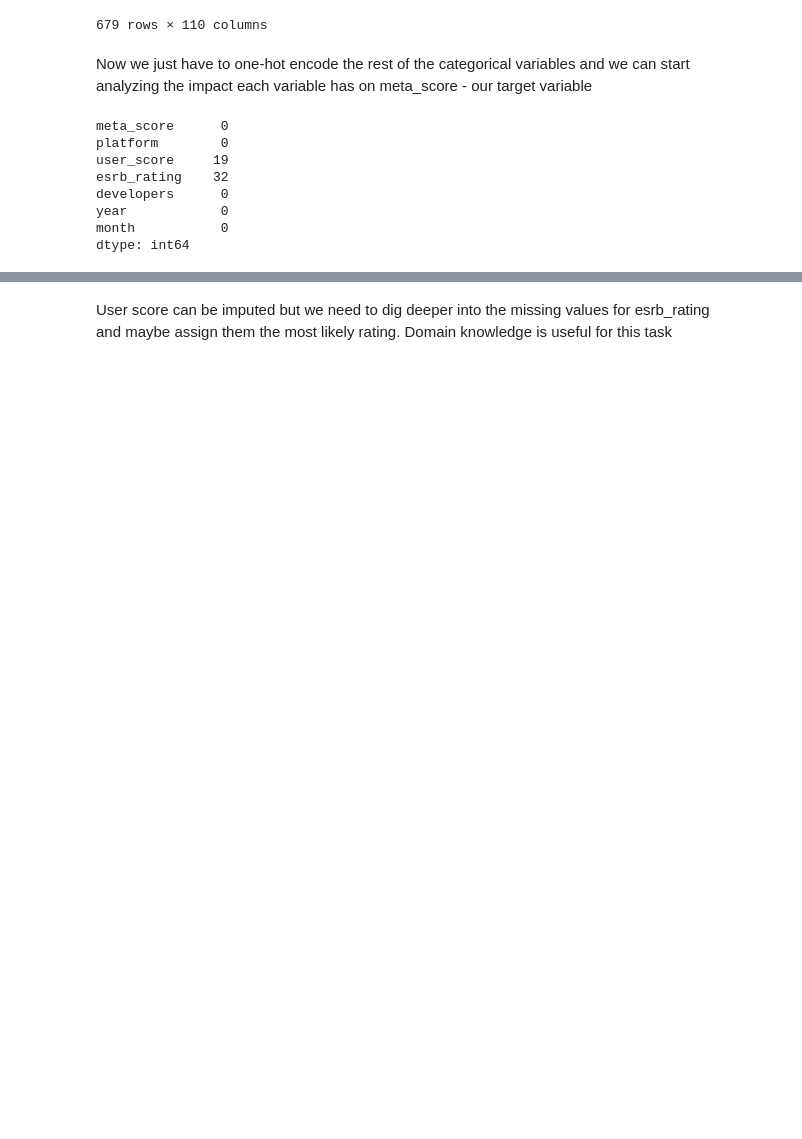
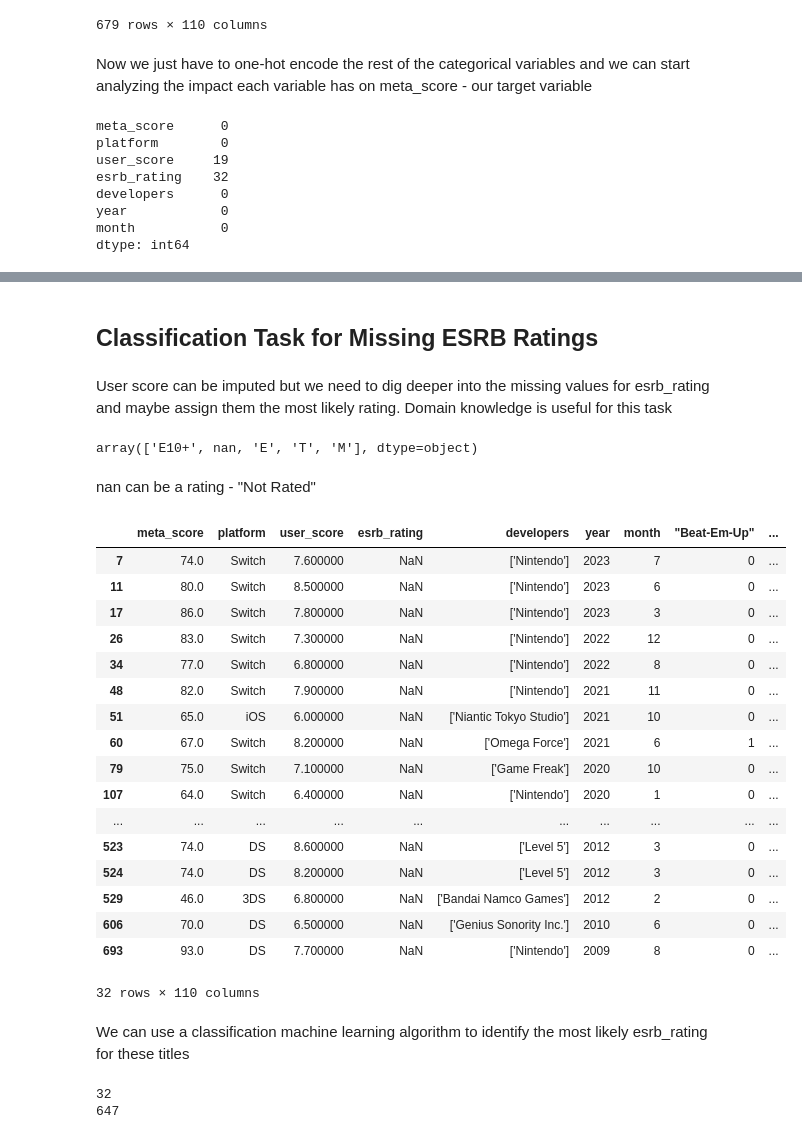
Before and after one commit to brianellis1997/Nintendo_Games, a Jupyter notebook: Analysis.ipynb, the cells around one changed output, grey strips where cells are left out. Saved outputs shown, nothing was run; the diff lists cells and outputs as text; code cells hidden in the pictures; blank space fills up the shorter version.

```diff
--- a/Analysis.ipynb
+++ b/Analysis.ipynb
@@ -363,0 +366,10 @@ dtype: int64
+# %%
+from sklearn.impute import SimpleImputer
+
+imputer = SimpleImputer(strategy='mean')
+
+imputer.fit(Games[['user_score']])
+
+Games['user_score'] = imputer.transform(Games[['user_score']])
+
+Games
@@ -364,2 +401,4 @@ dtype: int64
+# %% [markdown]
+## Classification Task for Missing ESRB Ratings
 # %% [markdown]
 User score can be imputed but we need to dig deeper into the missing values for esrb_rating and maybe assign them the most likely rating. Domain knowledge is useful for this task
@@ -369,0 +405,41 @@ cat_vars = ['platform', 'developers', ]
+# %%
+# Unique ratings
+
+Games['esrb_rating'].unique()
+# %% [output]
+array(['E10+', nan, 'E', 'T', 'M'], dtype=object)
+# %% [markdown]
+nan can be a rating - "Not Rated"
+# %%
+Games[Games['esrb_rating'].isnull()]
+# %% [output]
+|  | meta_score | platform | user_score | esrb_rating | developers | year | month | "Beat-Em-Up" | ... |
+| 7 | 74.0 | Switch | 7.600000 | NaN | ['Nintendo'] | 2023 | 7 | 0 | ... |
+| 11 | 80.0 | Switch | 8.500000 | NaN | ['Nintendo'] | 2023 | 6 | 0 | ... |
+| 17 | 86.0 | Switch | 7.800000 | NaN | ['Nintendo'] | 2023 | 3 | 0 | ... |
+| 26 | 83.0 | Switch | 7.300000 | NaN | ['Nintendo'] | 2022 | 12 | 0 | ... |
+| 34 | 77.0 | Switch | 6.800000 | NaN | ['Nintendo'] | 2022 | 8 | 0 | ... |
+| 48 | 82.0 | Switch | 7.900000 | NaN | ['Nintendo'] | 2021 | 11 | 0 | ... |
+| 51 | 65.0 | iOS | 6.000000 | NaN | ['Niantic Tokyo Studio'] | 2021 | 10 | 0 | ... |
+| 60 | 67.0 | Switch | 8.200000 | NaN | ['Omega Force'] | 2021 | 6 | 1 | ... |
+| 79 | 75.0 | Switch | 7.100000 | NaN | ['Game Freak'] | 2020 | 10 | 0 | ... |
+| 107 | 64.0 | Switch | 6.400000 | NaN | ['Nintendo'] | 2020 | 1 | 0 | ... |
+| ... | ... | ... | ... | ... | ... | ... | ... | ... | ... |
+| 523 | 74.0 | DS | 8.600000 | NaN | ['Level 5'] | 2012 | 3 | 0 | ... |
+| 524 | 74.0 | DS | 8.200000 | NaN | ['Level 5'] | 2012 | 3 | 0 | ... |
+| 529 | 46.0 | 3DS | 6.800000 | NaN | ['Bandai Namco Games'] | 2012 | 2 | 0 | ... |
+| 606 | 70.0 | DS | 6.500000 | NaN | ['Genius Sonority Inc.'] | 2010 | 6 | 0 | ... |
+| 693 | 93.0 | DS | 7.700000 | NaN | ['Nintendo'] | 2009 | 8 | 0 | ... |
+32 rows × 110 columns
+# %% [markdown]
+We can use a classification machine learning algorithm to identify the most likely esrb_rating for these titles
+# %%
+rating_test = Games[Games['esrb_rating'].isnull()]
+
+rating_train = Games[Games['esrb_rating'].notnull()]
+
+print(len(rating_test))
+print(len(rating_train))
+# %% [output]
+32
+647
```
Also changed, not shown: parts of 15 cells of this notebook.
